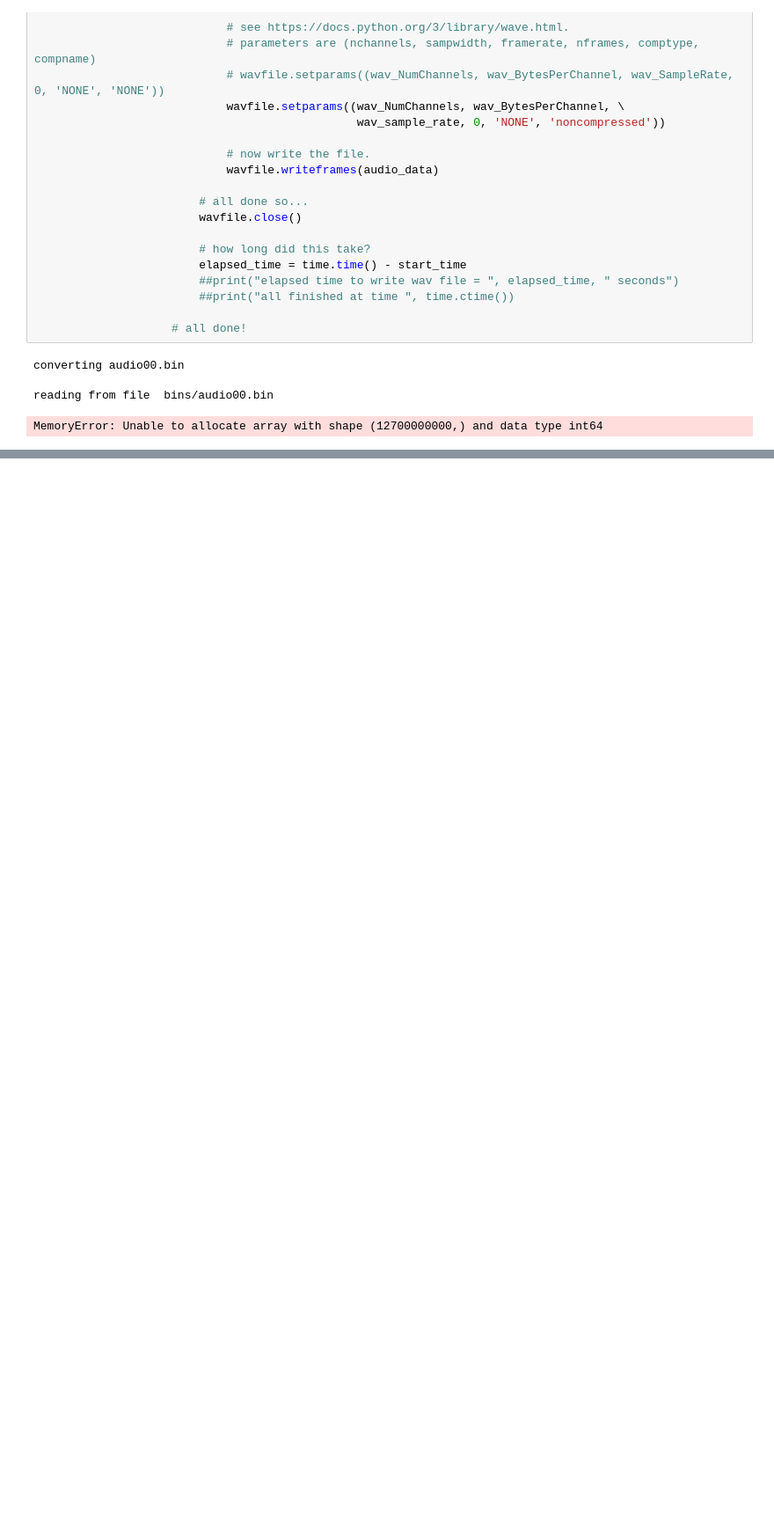
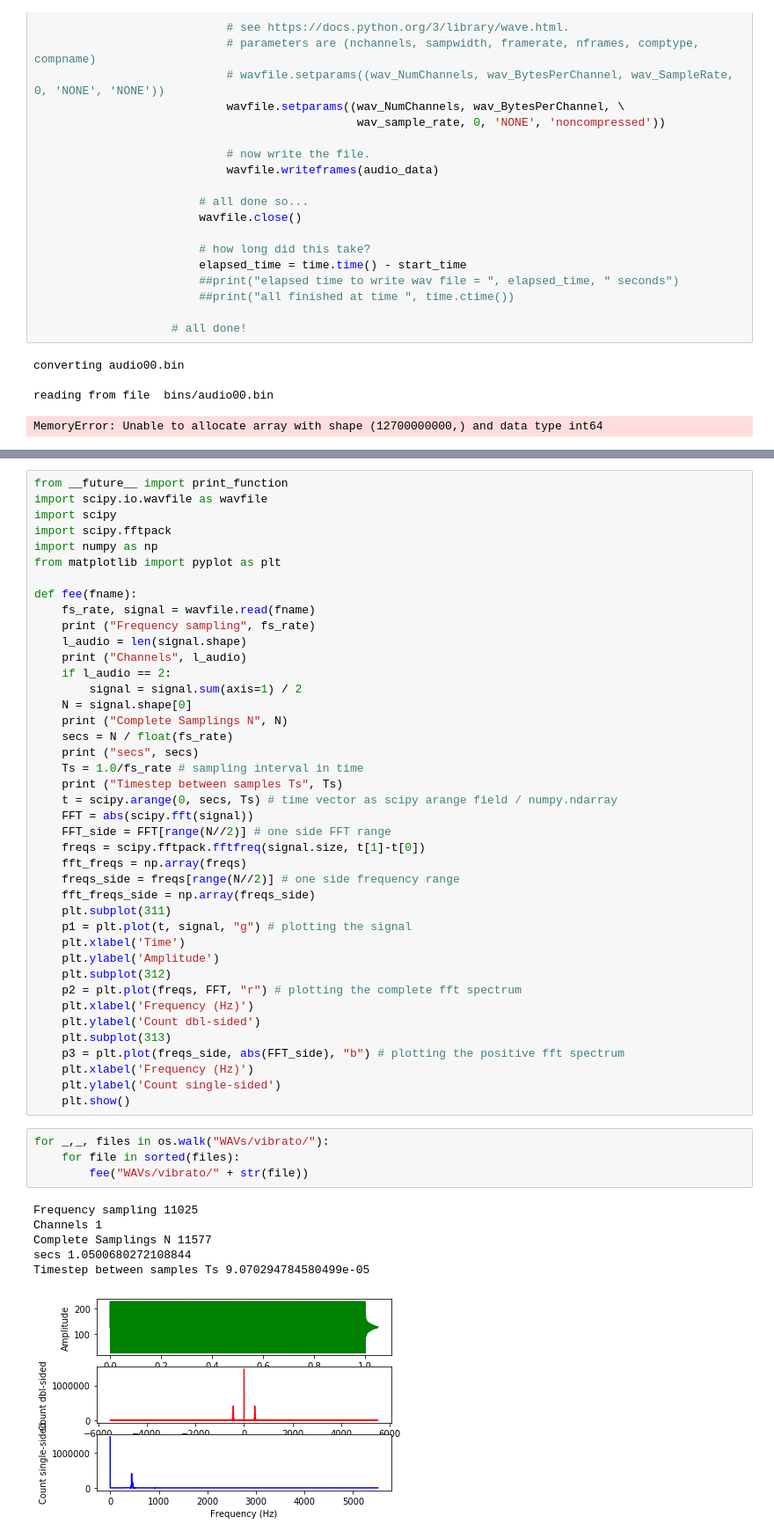
Before and after one commit to sergicastells9/Vibrato, a Jupyter notebook: BIN_toWAV_toGRAPH.ipynb, the cells around one changed output, grey strips where cells are left out. Shown: that part at 88% size. Drawn from its saved outputs; the diff is of its cells as text; blank space fills up the shorter version.

```diff
--- a/BIN_toWAV_toGRAPH.ipynb
+++ b/BIN_toWAV_toGRAPH.ipynb
@@ -333,0 +414,52 @@ Type 'f' for frequency and 'a' for amplitude: f
+# %%
+from __future__ import print_function
+import scipy.io.wavfile as wavfile
+import scipy
+import scipy.fftpack
+import numpy as np
+from matplotlib import pyplot as plt
+
+def fee(fname):
+    fs_rate, signal = wavfile.read(fname)
+    print ("Frequency sampling", fs_rate)
+    l_audio = len(signal.shape)
+    print ("Channels", l_audio)
+    if l_audio == 2:
+        signal = signal.sum(axis=1) / 2
+    N = signal.shape[0]
+    print ("Complete Samplings N", N)
+    secs = N / float(fs_rate)
+    print ("secs", secs)
+    Ts = 1.0/fs_rate # sampling interval in time
+    print ("Timestep between samples Ts", Ts)
+    t = scipy.arange(0, secs, Ts) # time vector as scipy arange field / numpy.ndarray
+    FFT = abs(scipy.fft(signal))
+    FFT_side = FFT[range(N//2)] # one side FFT range
+    freqs = scipy.fftpack.fftfreq(signal.size, t[1]-t[0])
+    fft_freqs = np.array(freqs)
+    freqs_side = freqs[range(N//2)] # one side frequency range
+    fft_freqs_side = np.array(freqs_side)
+    plt.subplot(311)
+    p1 = plt.plot(t, signal, "g") # plotting the signal
+    plt.xlabel('Time')
+    plt.ylabel('Amplitude')
+    plt.subplot(312)
+    p2 = plt.plot(freqs, FFT, "r") # plotting the complete fft spectrum
+    plt.xlabel('Frequency (Hz)')
+    plt.ylabel('Count dbl-sided')
+    plt.subplot(313)
+    p3 = plt.plot(freqs_side, abs(FFT_side), "b") # plotting the positive fft spectrum
+    plt.xlabel('Frequency (Hz)')
+    plt.ylabel('Count single-sided')
+    plt.show()
+# %%
+for _,_, files in os.walk("WAVs/vibrato/"):
+    for file in sorted(files):
+        fee("WAVs/vibrato/" + str(file))
+# %% [output]
+Frequency sampling 11025
+Channels 1
+Complete Samplings N 11577
+secs 1.0500680272108844
+Timestep between samples Ts 9.070294784580499e-05
+[figure, added]
```
Also changed, not shown: parts of 5 cells of this notebook, 7 other files.
